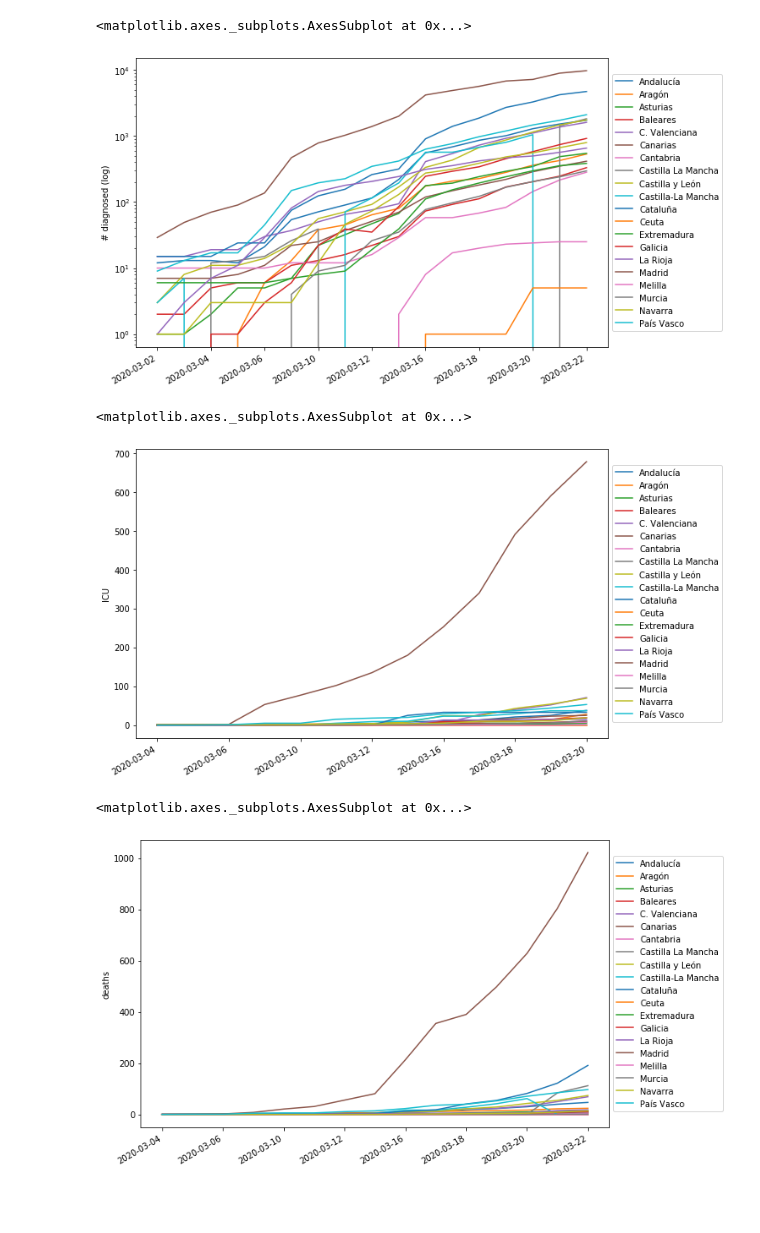
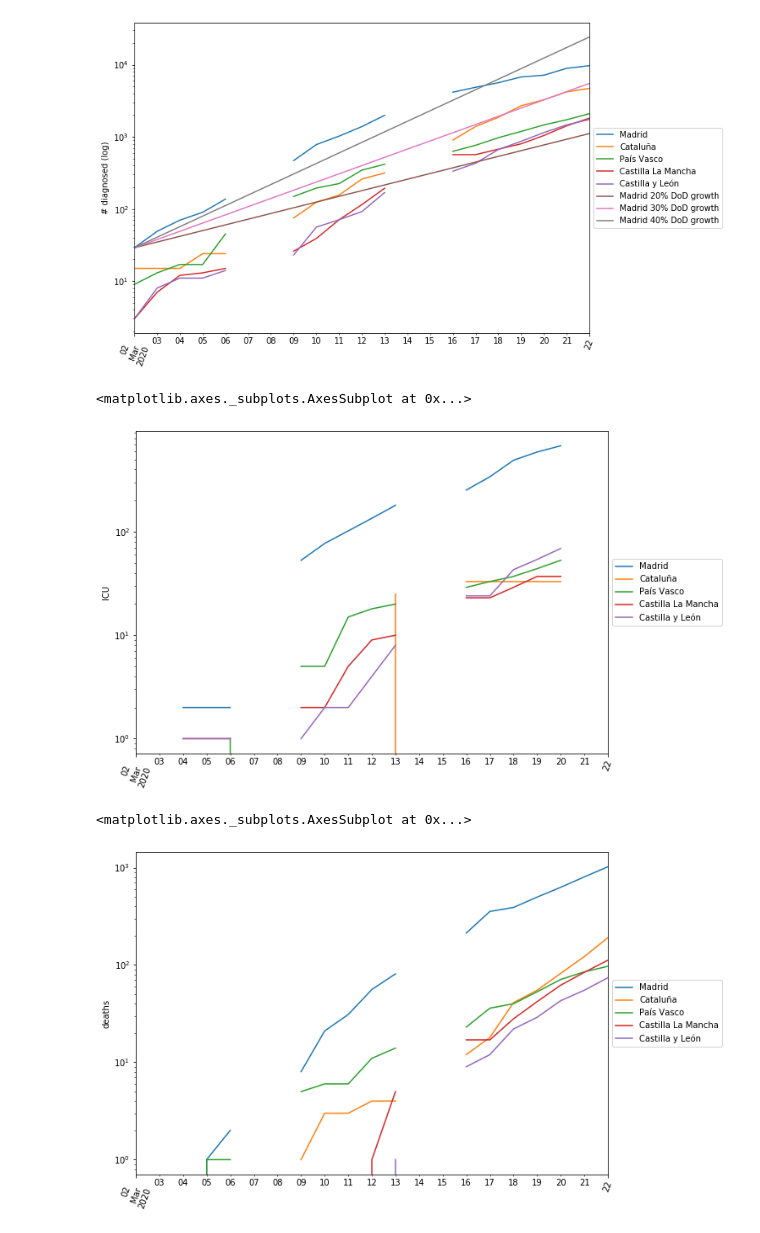
Before and after one commit to atibaup/covid-spain, a Jupyter notebook: notebooks/001_plots.ipynb, the cells around one changed output. Drawn from its saved outputs; the diff is of its cells as text; code cells hidden in the pictures; blank space fills up the shorter version.

Commit message:
adding reference growth curves

```diff
--- a/notebooks/001_plots.ipynb
+++ b/notebooks/001_plots.ipynb
@@ -1,6 +1,8 @@
 # %%
 import pandas as pd
 from matplotlib import pyplot as plt
+import datetime as dt
+import numpy as np
 
 def pretty_plot(df, ylabel, logy=False):
     fig = plt.figure(figsize=(10, 7))
@@ -8,24 +10,47 @@ def pretty_plot(df, ylabel, logy=False):
     ax.set_ylabel(ylabel)
     plt.xticks(rotation=70)
     plt.legend(loc='center left', bbox_to_anchor=(1.0, 0.5))
-    plt.gcf().autofmt_xdate()
+    #plt.gcf().autofmt_xdate()
     return ax
+# %%
+data_start_date = dt.date(year=2020, month=3, day=2)
+n_days_since_start = (dt.date.today() - data_start_date).days + 1
+
+reference = pd.DataFrame(
+    {'days_since_start': range(n_days_since_start)},
+    index=pd.date_range(data_start_date, dt.date.today())
+)
 # %%
 diagnosed = pd.read_csv('../consolidated/diagnosed.csv', index_col=0, header=0)
 icu = pd.read_csv('../consolidated/icu.csv', index_col=0, header=0)
 deaths = pd.read_csv('../consolidated/deaths.csv', index_col=0, header=0)
+
+diagnosed = diagnosed.merge(reference, left_index=True, right_index=True, how='right')
+icu = icu.merge(reference, left_index=True, right_index=True, how='right')
+deaths = deaths.merge(reference, left_index=True, right_index=True, how='right')
+
+most_impacted_ccaa = diagnosed.tail(1).iloc[0].sort_values(ascending=False).head(5)
+# %%
+rates = np.arange(0.2, 0.5, 0.1)
+most_impacted_ccaa_name = most_impacted_ccaa.index[0]
+start_point = diagnosed[most_impacted_ccaa_name].iloc[0]
+growth_cols = []
+for rate in rates:
+    growth_col = f'{most_impacted_ccaa_name} {(rate*100):.0f}% DoD growth'
+    diagnosed[growth_col] = start_point * np.power(1 + rate, diagnosed['days_since_start'])
+    growth_cols.append(growth_col)
 # %%
-pretty_plot(diagnosed, '# diagnosed (log)', logy=True)
+to_plot = most_impacted_ccaa.index.tolist() + growth_cols
+ax = pretty_plot(diagnosed[to_plot], '# diagnosed (log)', logy=True)
 # %% [output]
-<matplotlib.axes._subplots.AxesSubplot at 0x...>
-[figure, old version]
+[figure, new version]
 # %%
-pretty_plot(icu, 'ICU')
+pretty_plot(icu[most_impacted_ccaa.index], 'ICU', logy=True)
 # %% [output]
 <matplotlib.axes._subplots.AxesSubplot at 0x...>
-[figure, old version]
+[figure, new version]
 # %%
-pretty_plot(deaths, 'deaths')
+pretty_plot(deaths[most_impacted_ccaa.index], 'deaths', logy=True)
 # %% [output]
 <matplotlib.axes._subplots.AxesSubplot at 0x...>
-[figure, old version]
+[figure, new version]
```
